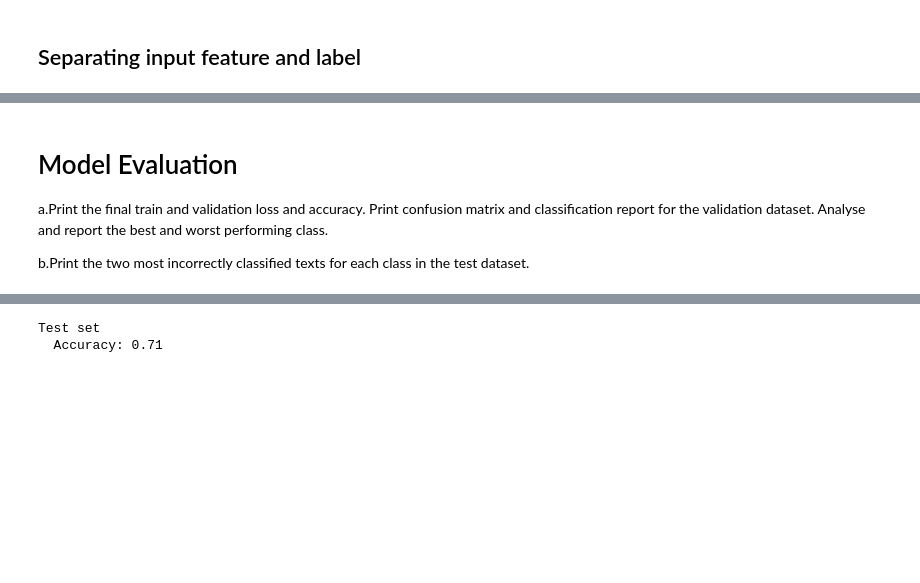
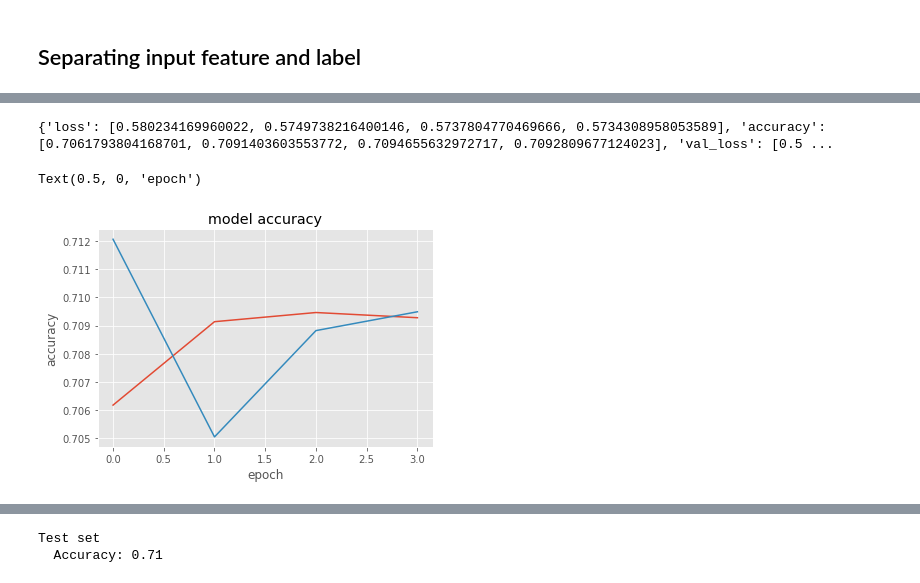
Before and after one commit to Gr-30/DL, a Jupyter notebook: Assign4_Q2_Twitter_114_final.ipynb, the cells around one changed output, grey strips where cells are left out. Drawn from its saved outputs; the diff is of its cells as text; code cells hidden in the pictures; blank space fills up the shorter version.

```diff
--- a/Assign4_Q2_Twitter_114_final.ipynb
+++ b/Assign4_Q2_Twitter_114_final.ipynb
@@ -273,3 +266,6 @@ X_train, X_test, Y_train, Y_test = train_test_split(X, y, test_size=0.3, random_
+# %%
+X_train = embed(X_train_org.text.values).numpy()
+X_test = embed(X_test_org.text.values).numpy()
 # %%
 print('X_train: ', X_train.shape)
 print('X_test: ', X_test.shape)
@@ -290,5 +279,5 @@ c. Add one layer of dropout at the appropriate position and give reasons.d.Choos
 # %%
-def tensorflow_based_model(): #Defined tensorflow_based_model function for training tenforflow based model
+def model_base(): #Defined tensorflow_based_model function for training tenforflow based model
     inputs = Input(name='inputs',shape=(128))
     layer = Dropout(0.1, name='dropout')(inputs)
     layer = Dense(64,name='layer1', activation='relu',kernel_regularizer=reg.L2(0.0005))(inputs)
@@ -311,5 +294,5 @@ c.Use accuracy as a metric.
 # %%
-model = tensorflow_based_model() # here we are calling the function of created model
+model = model_base() # here we are calling the function of created model
 model.compile(loss='binary_crossentropy',optimizer=RMSprop(learning_rate=0.005),metrics=['accuracy'])
 print('Model summary')
 model.summary()
@@ -363,6 +327,10 @@ Training finished !!
-# %% [markdown]
-# Model Evaluation
-
-a.Print the final train and validation loss and accuracy. Print confusion matrix and classification report for the validation dataset. Analyse and report the best and worst performing class.
-
-b.Print the two most incorrectly classified texts for each class in the test dataset.
+# %%
+plt.plot(history.history['accuracy'])
+plt.plot(history.history['val_accuracy'])
+plt.title('model accuracy')
+plt.ylabel('accuracy')
+plt.xlabel('epoch')
+# %% [output]
+{'loss': [0.580234169960022, 0.5749738216400146, 0.5737804770469666, 0.5734308958053589], 'accuracy': [0.7061793804168701, 0.7091403603553772, 0.7094655632972717, 0.7092809677124023], 'val_loss': [0.5 ...
+Text(0.5, 0, 'epoch')
+[figure, added]
```
Also changed, not shown: parts of 63 cells of this notebook.
